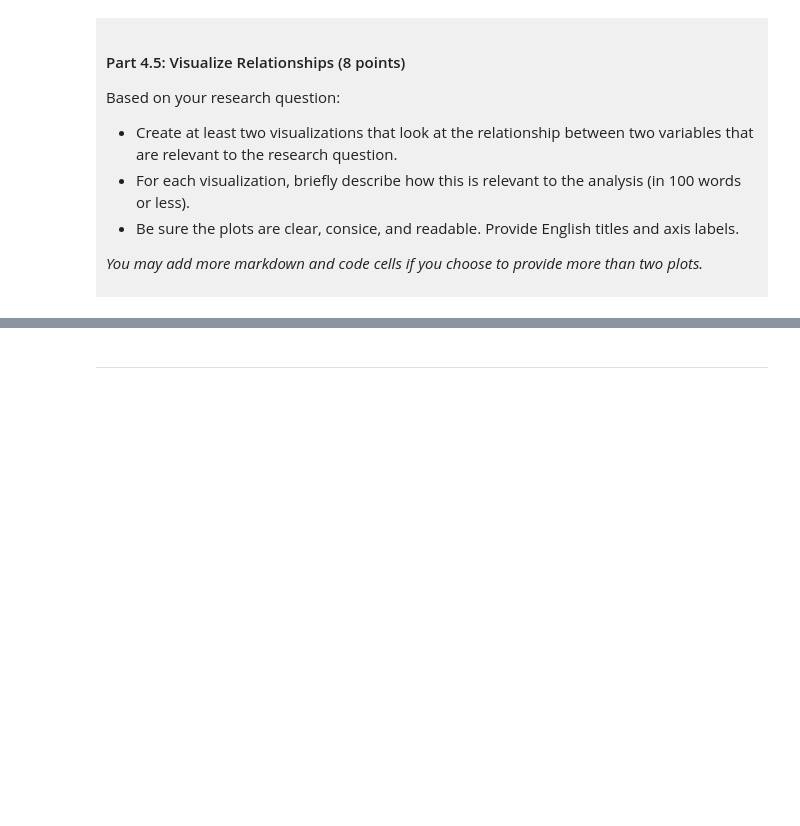
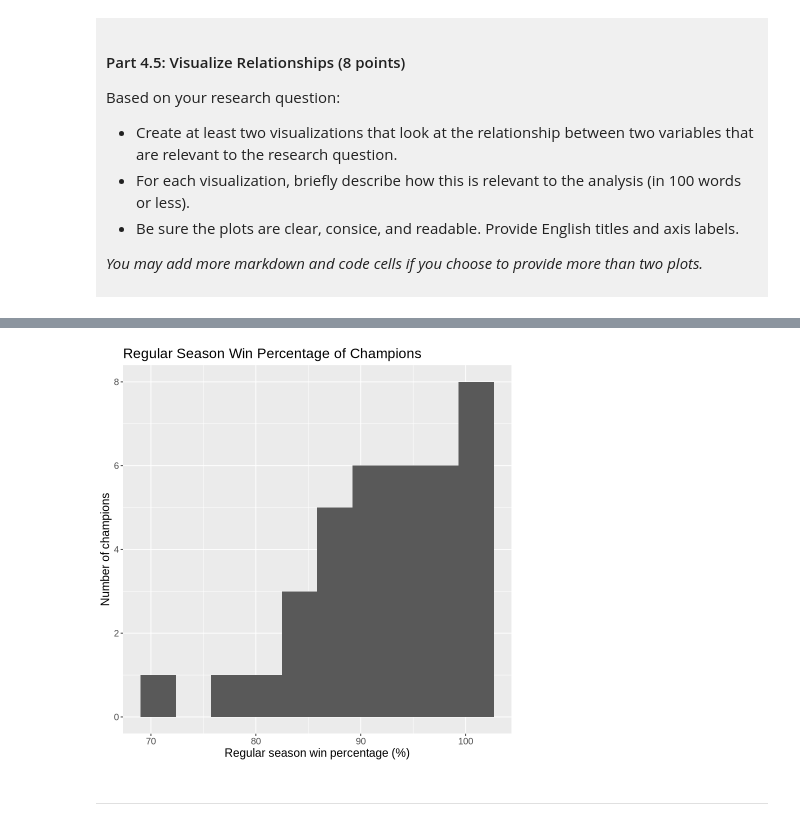
Before and after one commit to brianyxdeng/dsci-100-project-brian-deng, a Jupyter notebook: dsci-100-project-notebook.ipynb, the cells around one changed output, grey strips where cells are left out. Cells and saved outputs as stored; diff of their text form; code cells hidden in the pictures; blank space fills up the shorter version.

```diff
--- a/dsci-100-project-notebook.ipynb
+++ b/dsci-100-project-notebook.ipynb
@@ -315,5 +400,14 @@ Visualization 2: %%% EDIT THIS MARKDOWN CELL%%%
 # %%
-### EDIT THIS CODE CELL FOR VISUALIZATION 2###
+champ_data |>
+    filter(champion == TRUE) |>
+    ggplot(aes(x = reg_wins_pct)) +
+    geom_histogram(bins = 10) +
+    labs(x = "Regular season win percentage (%)",
+         y = "Number of champions",
+         title = "Regular Season Win Percentage of Champions") +
+    theme(text = element_text(size = 14))
+# %% [output]
+[figure, added]
 # %% [markdown]
 ------
 # %% [markdown]
```
Also changed, not shown: parts of 9 cells of this notebook.
